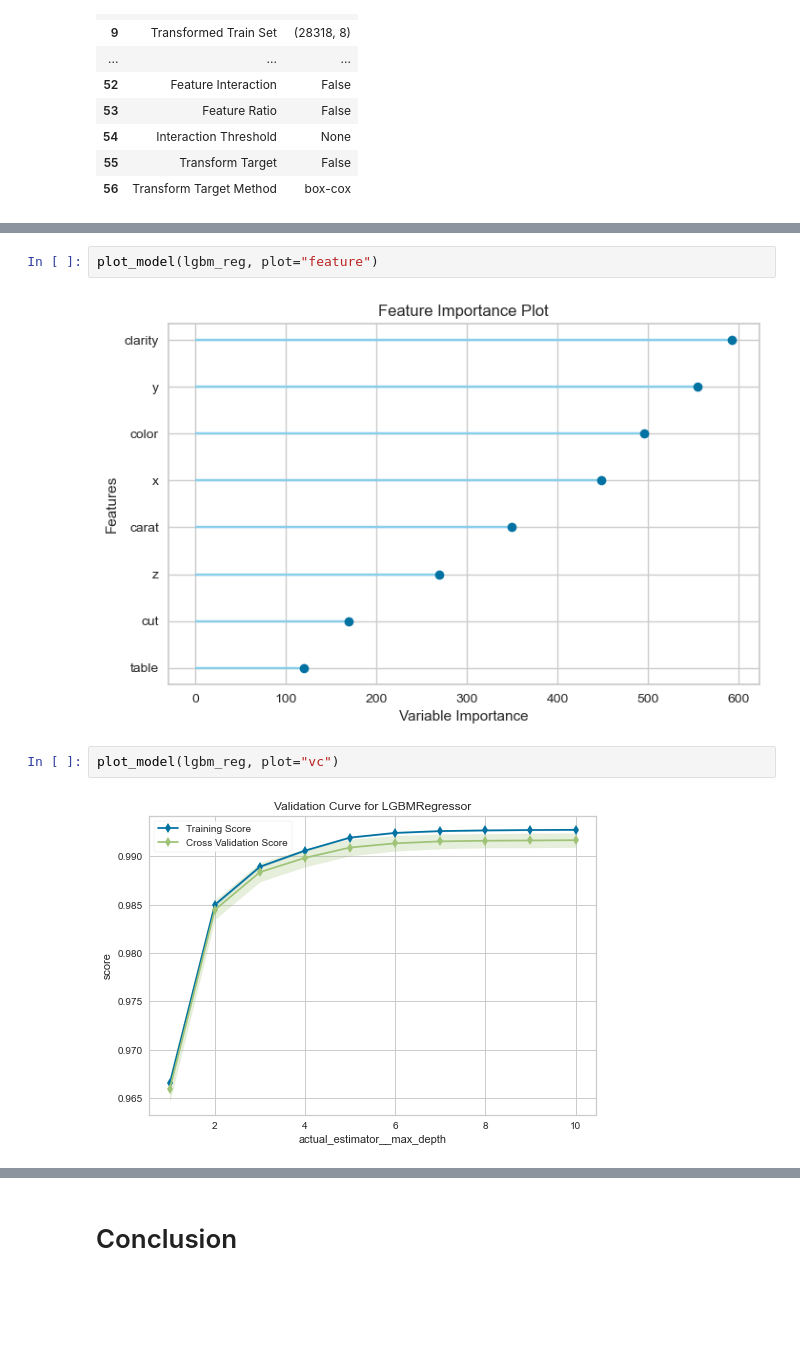
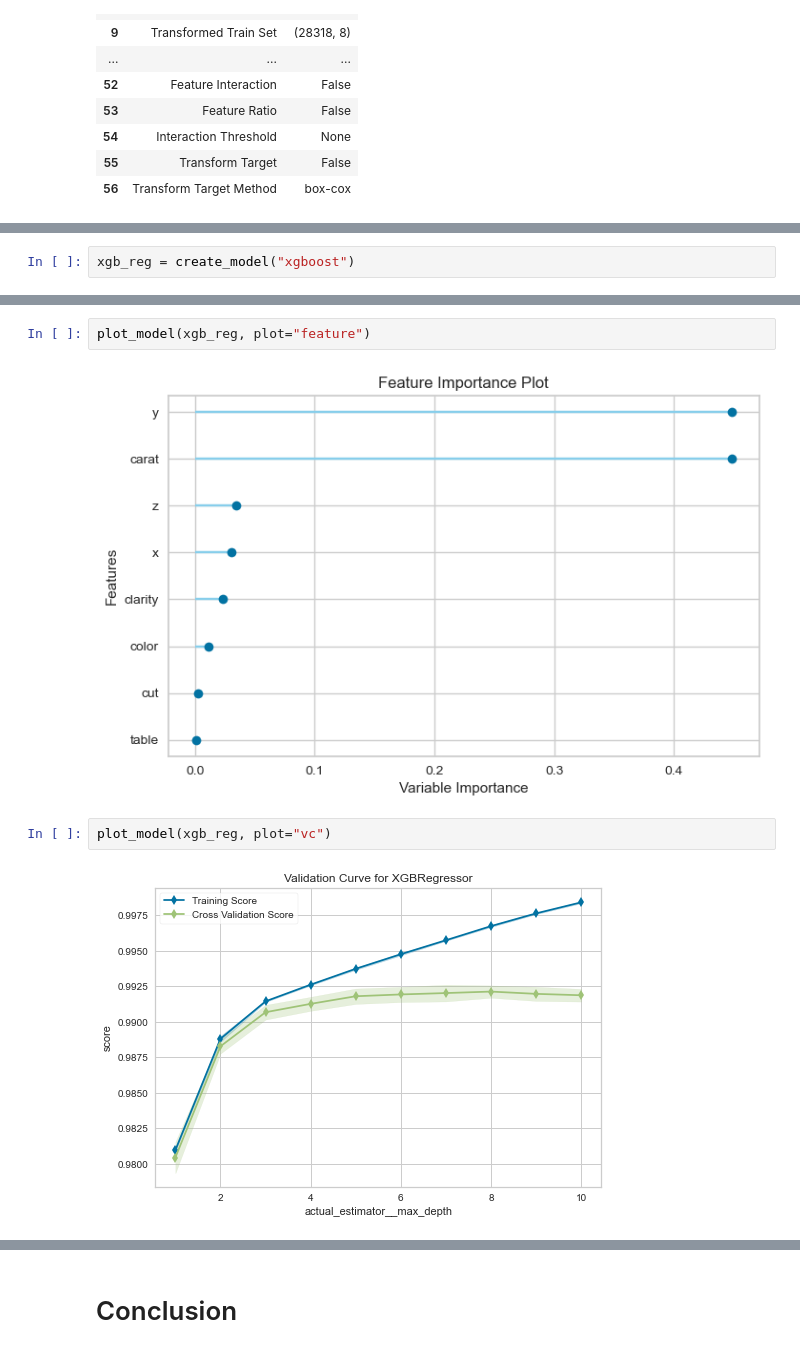
Before and after one commit to MarioGar25/Diamonds-everywhere, a Jupyter notebook: Diamonds-ML-Model.ipynb, the cells around one changed output, grey strips where cells are left out. Saved outputs shown, nothing was run; the diff lists cells and outputs as text; blank space fills up the shorter version.

```diff
--- a/Diamonds-ML-Model.ipynb
+++ b/Diamonds-ML-Model.ipynb
@@ -648,0 +603,2 @@ tuned_opt_lgbm = tune_model(lgbm_reg, search_library = "tune-sklearn", search_al
+# %%
+xgb_reg = create_model("xgboost")
@@ -657,9 +643,9 @@ plot_model(lgbm_reg, plot = "learning")
 # %%
-plot_model(lgbm_reg, plot="feature")
+plot_model(xgb_reg, plot="feature")
 # %% [output]
-[figure, old version]
+[figure, new version]
 # %%
-plot_model(lgbm_reg, plot="vc")
+plot_model(xgb_reg, plot="vc")
 # %% [output]
-[figure, old version]
+[figure, new version]
 # %%
```
Also changed, not shown: parts of 25 cells of this notebook.
